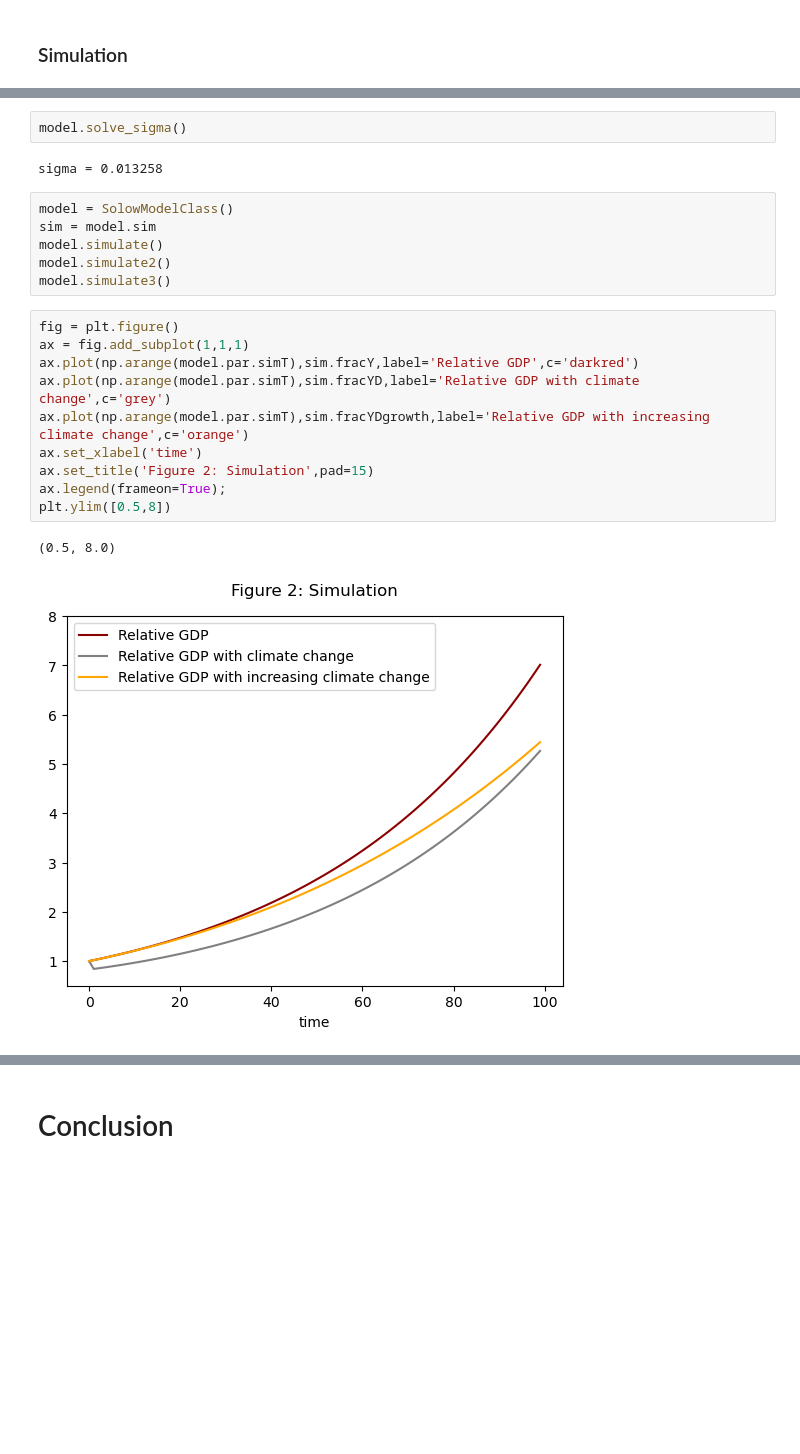
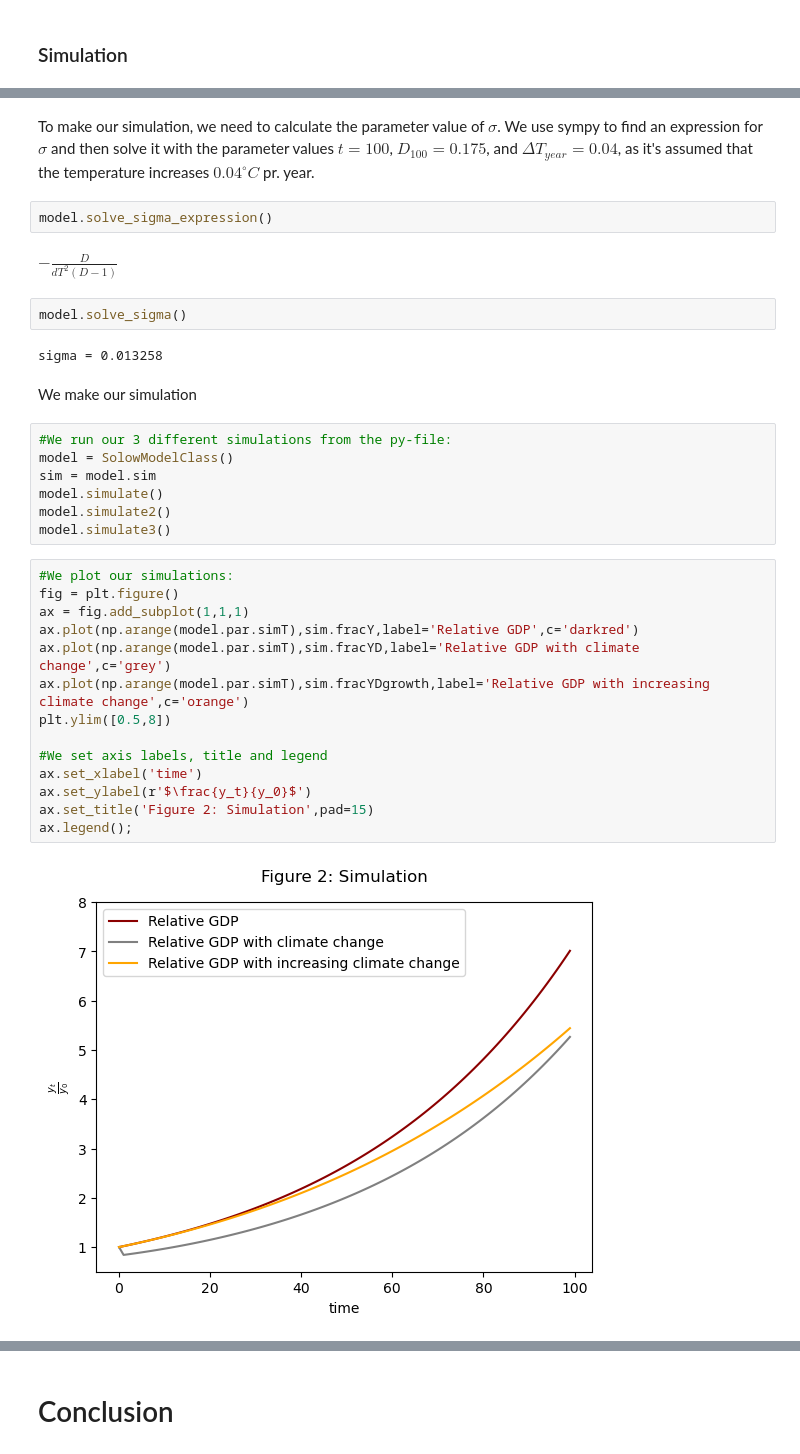
Before and after one commit to NumEconCopenhagen/projects-2023-ida-simone-elin, a Jupyter notebook: modelproject/modelproject.ipynb, the cells around one changed output, grey strips where cells are left out. Saved outputs shown, nothing was run; the diff lists cells and outputs as text; blank space fills up the shorter version.

```diff
--- a/modelproject/modelproject.ipynb
+++ b/modelproject/modelproject.ipynb
@@ -131,23 +169,35 @@ In the following we wish to simulate the development in...
+# %% [markdown]
+To make our simulation, we need to calculate the parameter value of $\sigma$. We use sympy to find an expression for $\sigma$ and then solve it with the parameter values $t=100$, $D_{100} = 0.175$, and $\Delta T_{year} = 0.04$, as it's assumed that the temperature increases $0.04^{\circ}C$ pr. year.
+# %%
+model.solve_sigma_expression()
+# %% [output]
+$\displaystyle - \frac{D}{dT^{2} \left(D - 1\right)}$
 # %%
 model.solve_sigma()
 # %% [output]
 sigma = 0.013258
+# %% [markdown]
+We make our simulation
 # %%
+#We run our 3 different simulations from the py-file:
 model = SolowModelClass()
 sim = model.sim
 model.simulate()
 model.simulate2()
 model.simulate3()
 # %%
+#We plot our simulations:
 fig = plt.figure()
 ax = fig.add_subplot(1,1,1)
 ax.plot(np.arange(model.par.simT),sim.fracY,label='Relative GDP',c='darkred')
 ax.plot(np.arange(model.par.simT),sim.fracYD,label='Relative GDP with climate change',c='grey')
 ax.plot(np.arange(model.par.simT),sim.fracYDgrowth,label='Relative GDP with increasing climate change',c='orange')
+plt.ylim([0.5,8])
+
+#We set axis labels, title and legend
 ax.set_xlabel('time')
+ax.set_ylabel(r'$\frac{y_t}{y_0}$')
 ax.set_title('Figure 2: Simulation',pad=15)
-ax.legend(frameon=True);
-plt.ylim([0.5,8])
+ax.legend();
 # %% [output]
-(0.5, 8.0)
-[figure, old version]
+[figure, new version]
```
Also changed, not shown: parts of 22 cells of this notebook, 1 other file.
